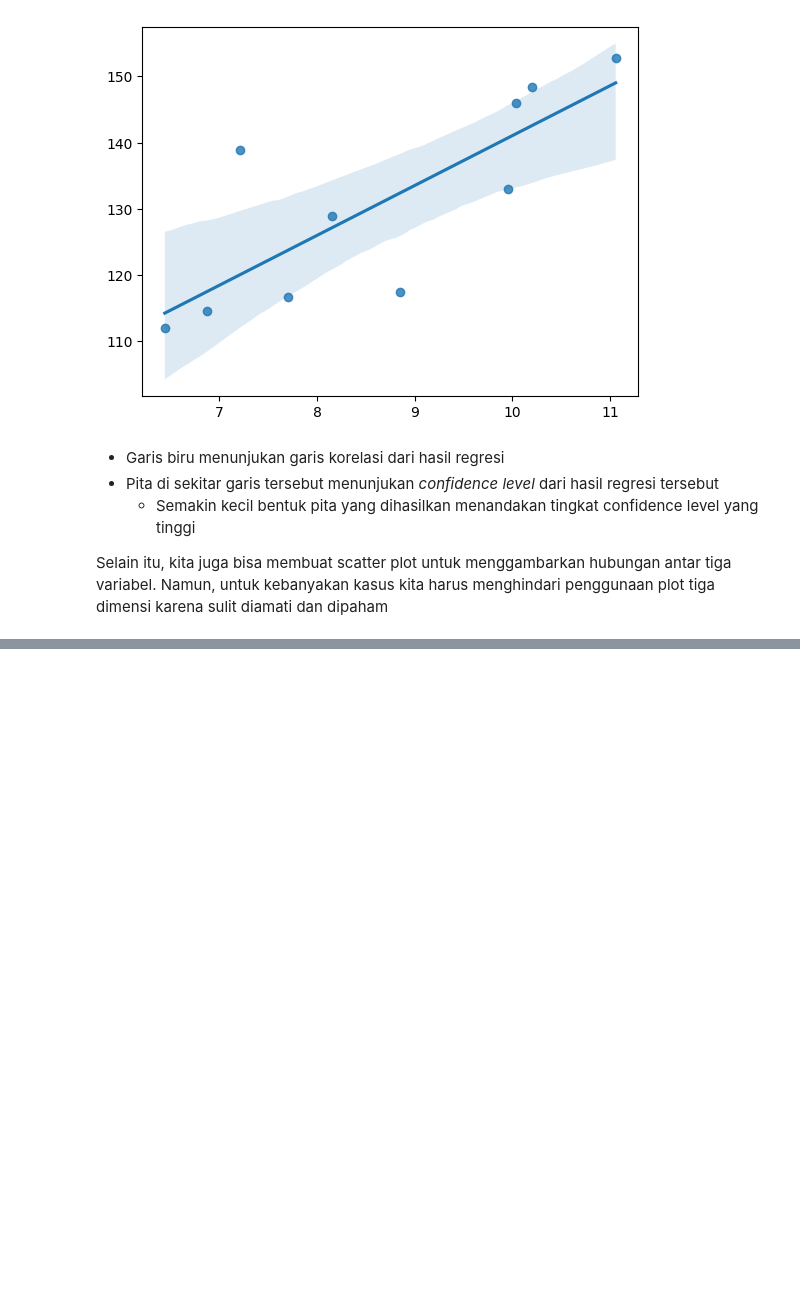
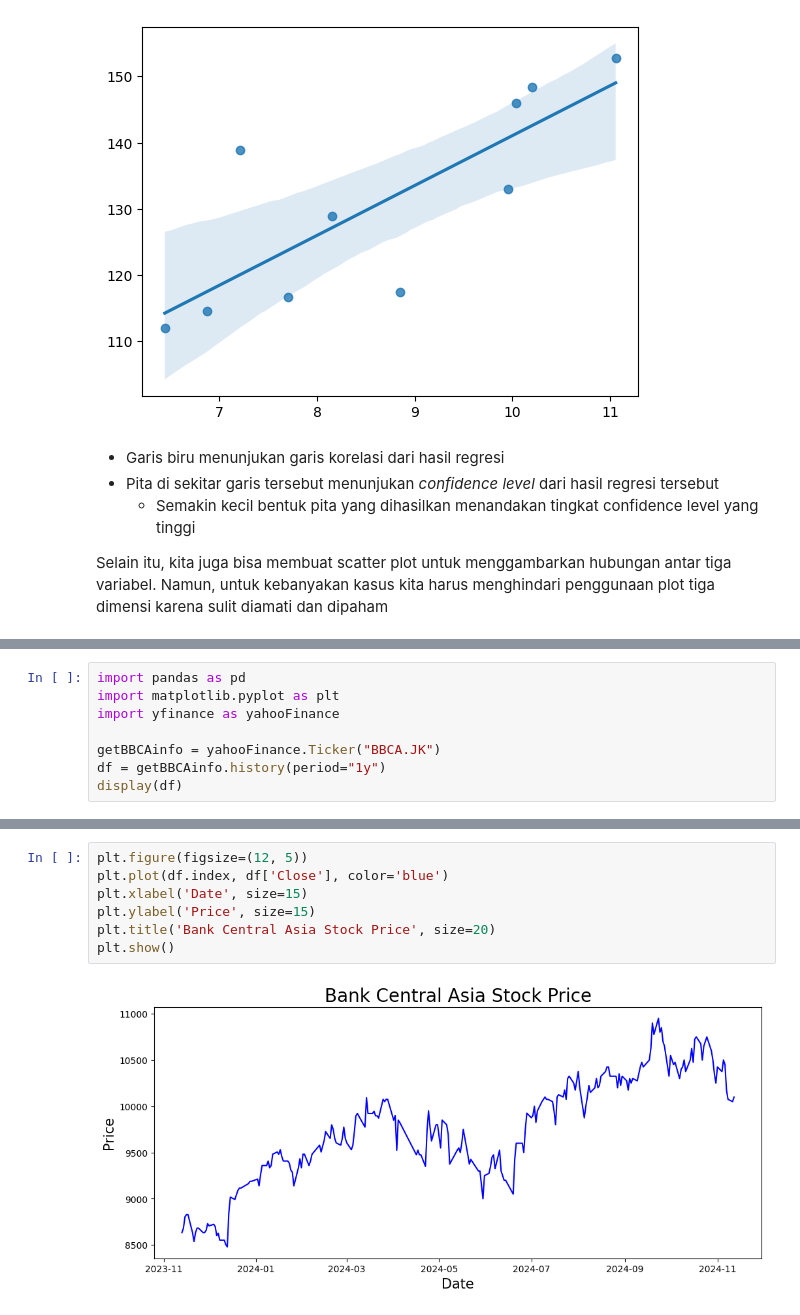
Before and after one commit to JoshInkiriwang/Data_Science_Dicoding, a Jupyter notebook: Analisis_Data_Python/Data_Visualisation.ipynb, the cells around one changed output, grey strips where cells are left out. Cells and saved outputs as stored; diff of their text form; blank space fills up the shorter version.

```diff
--- a/Analisis_Data_Python/Data_Visualisation.ipynb
+++ b/Analisis_Data_Python/Data_Visualisation.ipynb
@@ -222,0 +239,8 @@ Selain itu, kita juga bisa membuat scatter plot untuk menggambarkan hubungan ant
+# %%
+import pandas as pd
+import matplotlib.pyplot as plt
+import yfinance as yahooFinance
+
+getBBCAinfo = yahooFinance.Ticker("BBCA.JK")
+df = getBBCAinfo.history(period="1y")
+display(df)
@@ -222,0 +262,9 @@ Selain itu, kita juga bisa membuat scatter plot untuk menggambarkan hubungan ant
+# %%
+plt.figure(figsize=(12, 5))
+plt.plot(df.index, df['Close'], color='blue')
+plt.xlabel('Date', size=15)
+plt.ylabel('Price', size=15)
+plt.title('Bank Central Asia Stock Price', size=20)
+plt.show()
+# %% [output]
+[figure, added]
```
Also changed, not shown: parts of 4 cells of this notebook.
